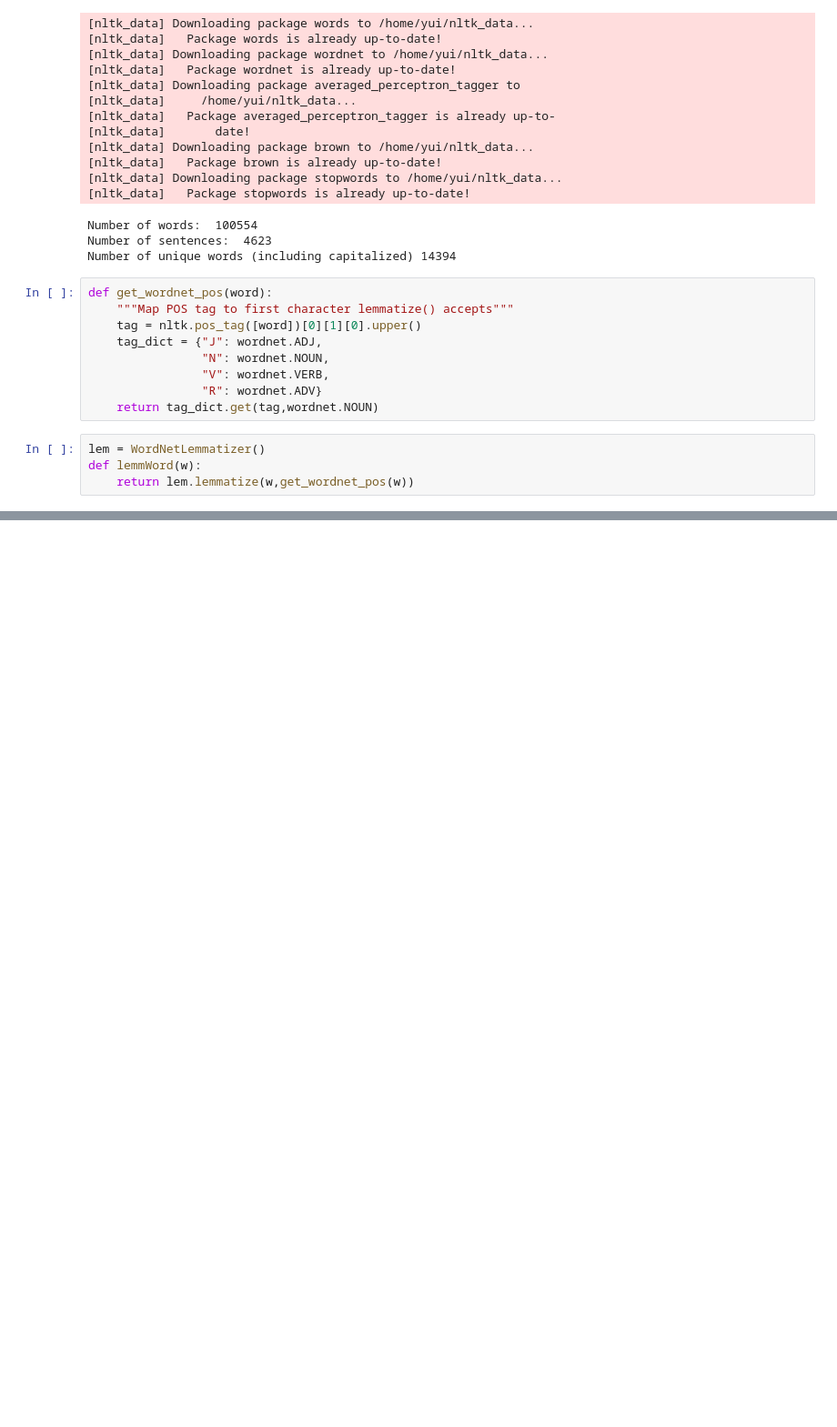
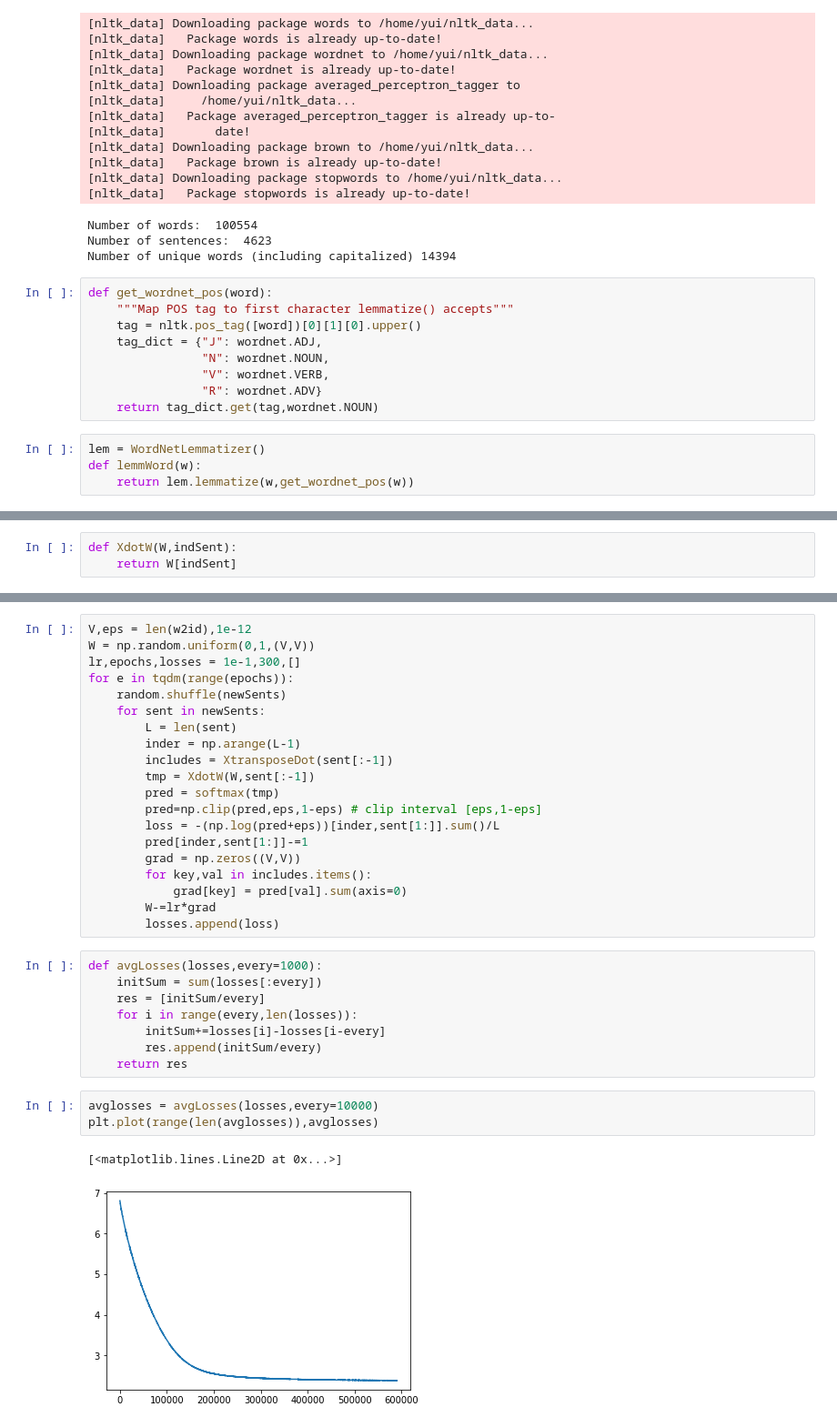
Before and after one commit to zcemycl/mlreading-hub, a Jupyter notebook: notes/nlp_Neural-Bigram.ipynb, the cells around one changed output, grey strips where cells are left out. Shown at 91% size. Saved outputs shown, nothing was run; the diff lists cells and outputs as text; blank space fills up the shorter version.

```diff
--- a/notes/nlp_Neural-Bigram.ipynb
+++ b/notes/nlp_Neural-Bigram.ipynb
@@ -114,0 +142,3 @@ plt.plot(range(50),losses)
+# %%
+def XdotW(W,indSent):
+    return W[indSent]
@@ -114,0 +157,34 @@ plt.plot(range(50),losses)
+# %%
+V,eps = len(w2id),1e-12
+W = np.random.uniform(0,1,(V,V))
+lr,epochs,losses = 1e-1,300,[]
+for e in tqdm(range(epochs)):
+    random.shuffle(newSents)
+    for sent in newSents:
+        L = len(sent)
+        inder = np.arange(L-1)
+        includes = XtransposeDot(sent[:-1])
+        tmp = XdotW(W,sent[:-1])
+        pred = softmax(tmp)
+        pred=np.clip(pred,eps,1-eps) # clip interval [eps,1-eps]
+        loss = -(np.log(pred+eps))[inder,sent[1:]].sum()/L
+        pred[inder,sent[1:]]-=1
+        grad = np.zeros((V,V))
+        for key,val in includes.items():
+            grad[key] = pred[val].sum(axis=0)
+        W-=lr*grad
+        losses.append(loss)
+# %%
+def avgLosses(losses,every=1000):
+    initSum = sum(losses[:every])
+    res = [initSum/every]
+    for i in range(every,len(losses)):
+        initSum+=losses[i]-losses[i-every]
+        res.append(initSum/every)
+    return res
+# %%
+avglosses = avgLosses(losses,every=10000)
+plt.plot(range(len(avglosses)),avglosses)
+# %% [output]
+[<matplotlib.lines.Line2D at 0x...>]
+[figure, added]
```
Also changed, not shown: parts of 17 cells of this notebook, 1 other file.
